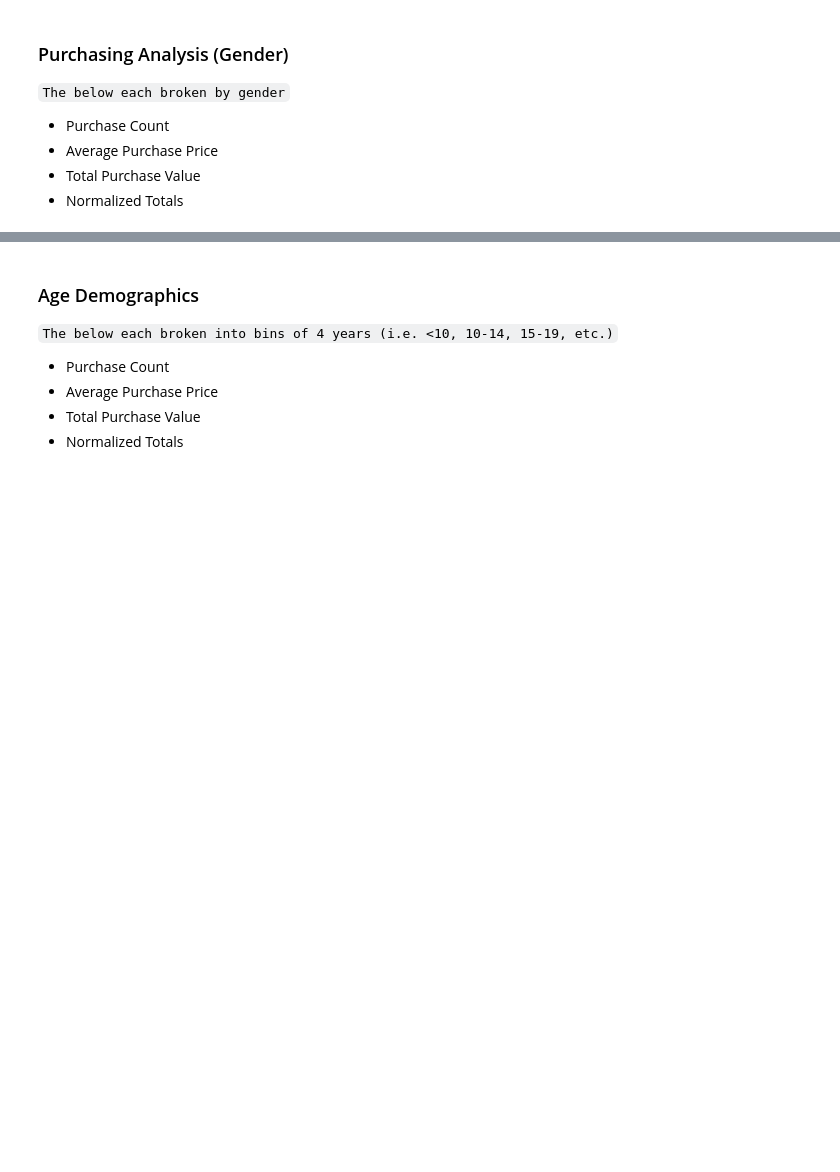
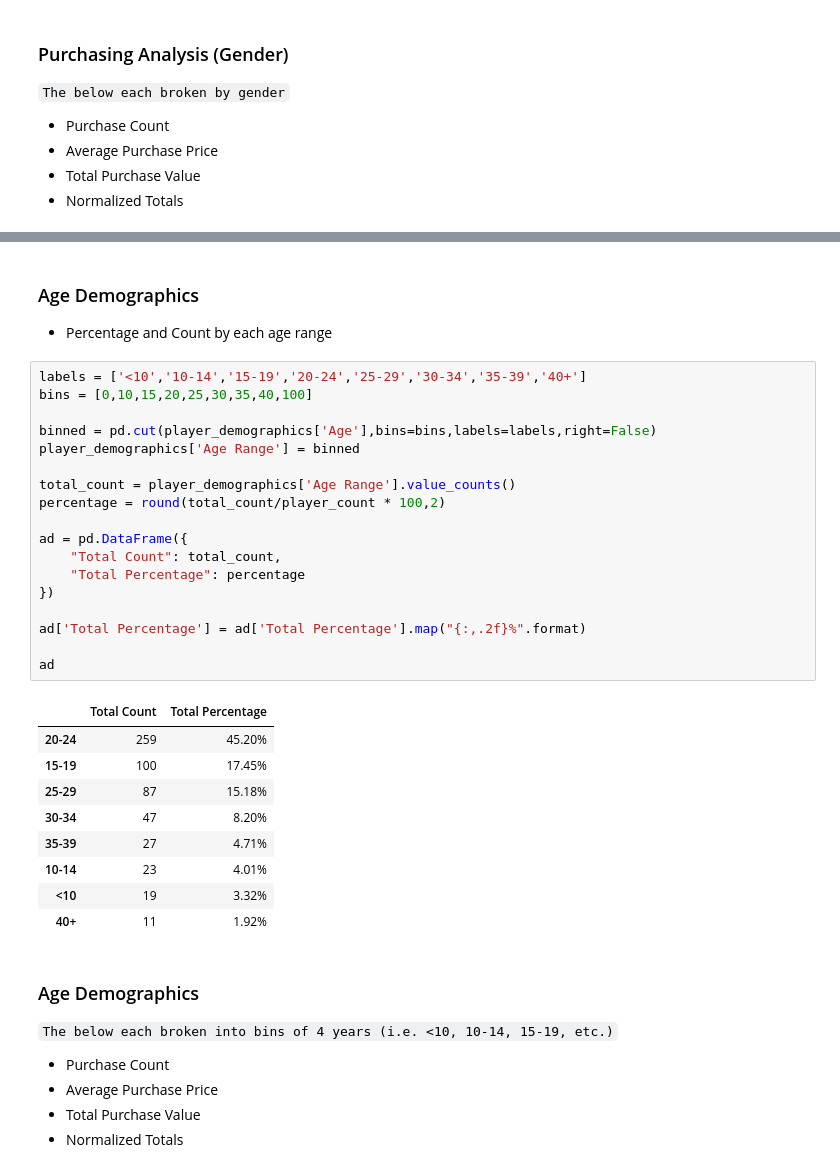
Before and after one commit to Prathamdoshi/Heroes-of-Pymoli-Game-Report, a Jupyter notebook: Heroes of Pymoli Analysis .ipynb, the cells around one changed output, grey strips where cells are left out. Drawn from its saved outputs; the diff is of its cells as text; blank space fills up the shorter version.

```diff
--- a/Heroes of Pymoli Analysis .ipynb
+++ b/Heroes of Pymoli Analysis .ipynb
@@ -138,3 +168,34 @@ Name: Gender, dtype: int64
+# %% [markdown]
+### Age Demographics
+* Percentage and Count by each age range
+# %%
+labels = ['<10','10-14','15-19','20-24','25-29','30-34','35-39','40+']
+bins = [0,10,15,20,25,30,35,40,100]
+
+binned = pd.cut(player_demographics['Age'],bins=bins,labels=labels,right=False)
+player_demographics['Age Range'] = binned
+
+total_count = player_demographics['Age Range'].value_counts()
+percentage = round(total_count/player_count * 100,2)
+
+ad = pd.DataFrame({
+    "Total Count": total_count,
+    "Total Percentage": percentage
+})
+
+ad['Total Percentage'] = ad['Total Percentage'].map("{:,.2f}%".format)
+
+ad
+# %% [output]
+|  | Total Count | Total Percentage |
+| 20-24 | 259 | 45.20% |
+| 15-19 | 100 | 17.45% |
+| 25-29 | 87 | 15.18% |
+| 30-34 | 47 | 8.20% |
+| 35-39 | 27 | 4.71% |
+| 10-14 | 23 | 4.01% |
+| <10 | 19 | 3.32% |
+| 40+ | 11 | 1.92% |
 # %% [markdown]
 ### Age Demographics
 
```
Also changed, not shown: parts of 8 cells of this notebook.
